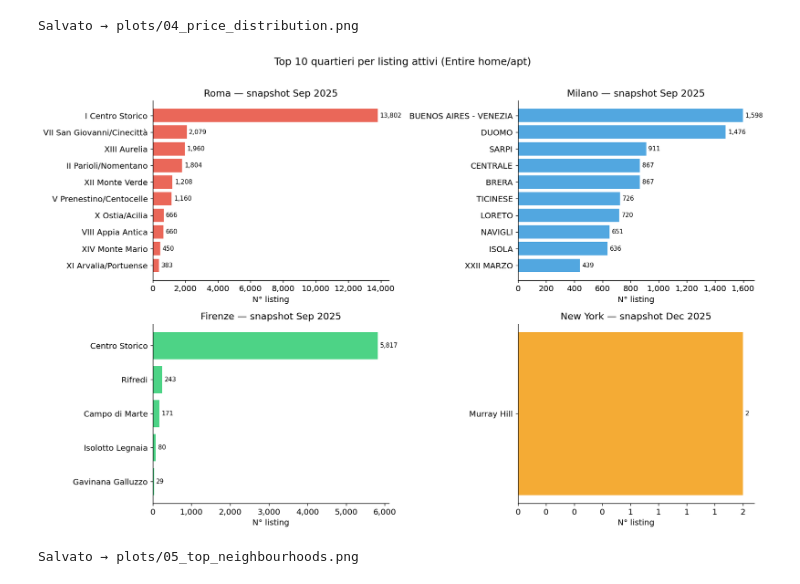
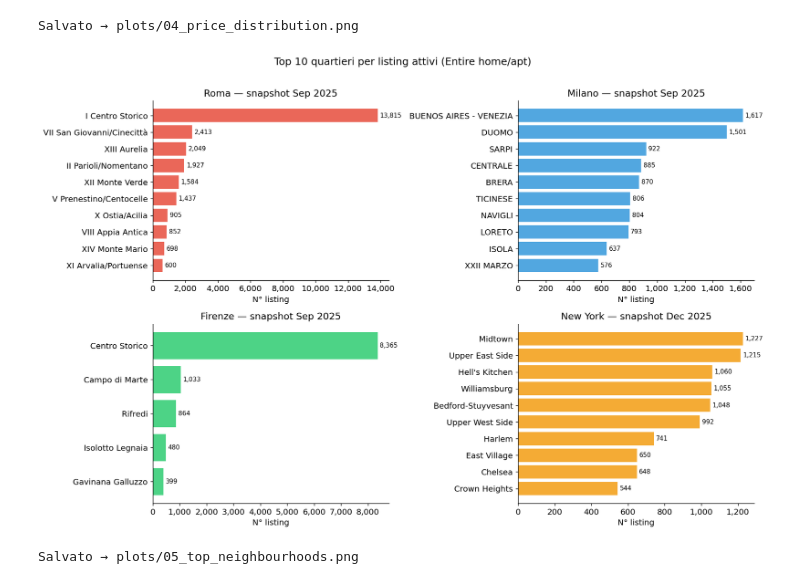
Before and after one commit to Gloreti03/AirBnB-effect-study-with-OLS, a Jupyter notebook: 01_eda_airbnb.ipynb, the cells around one changed output. Drawn from its saved outputs; the diff is of its cells as text; code cells hidden in the pictures.

```diff
--- a/01_eda_airbnb.ipynb
+++ b/01_eda_airbnb.ipynb
@@ -838,34 +838,37 @@ print('Salvato → plots/04_price_distribution.png')
 [figure]
 Salvato → plots/04_price_distribution.png
 # %%
-# ── 3.5: Top 10 quartieri per n° listing — snapshot più recente ───────────────
+# -- 3.5: Top 10 quartieri per n listing -- snapshot piu recente ---------------
+# Filtro per mese (non per data esatta): last_scraped varia listing per listing
+# nei file InsideAirbnb, quindi date.max() darebbe un sottoinsieme minuscolo.
 fig, axes = plt.subplots(2, 2, figsize=(14, 9))
 axes = axes.flatten()
 
 for ax, city in zip(axes, ['Roma', 'Milano', 'Firenze', 'New York']):
     sub = df_master[df_master['city'] == city].copy()
-    latest = sub['date'].max()
-    sub_latest = sub[sub['date'] == latest]
+    sub['month'] = sub['date'].dt.to_period('M')
+    latest_month = sub['month'].max()
+    sub_latest = sub[sub['month'] == latest_month]
     top10 = (
         sub_latest.groupby('neighbourhood').size()
         .nlargest(10)
         .sort_values()
     )
     ax.barh(top10.index, top10.values, color=COLORS[city], alpha=0.85)
-    ax.set_title(f'{city} — snapshot {latest.strftime("%b %Y")}')
+    ax.set_title(f'{city} — snapshot {latest_month.strftime("%b %Y")}')
     ax.set_xlabel('N° listing')
     ax.xaxis.set_major_formatter(mticker.FuncFormatter(lambda x, _: f'{int(x):,}'))
     vmax = top10.values.max()
     for y_pos, val in zip(range(len(top10)), top10.values):
         ax.text(val + vmax * 0.01, y_pos, f'{int(val):,}',
                 va='center', fontsize=8.5)
 
 plt.suptitle('Top 10 quartieri per listing attivi (Entire home/apt)',
              fontsize=14, y=1.01)
 plt.tight_layout()
 fig.savefig(f'{PLOT_DIR}/05_top_neighbourhoods.png', bbox_inches='tight')
 plt.show()
 print('Salvato → plots/05_top_neighbourhoods.png')
 # %% [output]
-[figure, old version]
+[figure, new version]
 Salvato → plots/05_top_neighbourhoods.png
```
Also changed, not shown: parts of 4 cells of this notebook, 12 other files.
